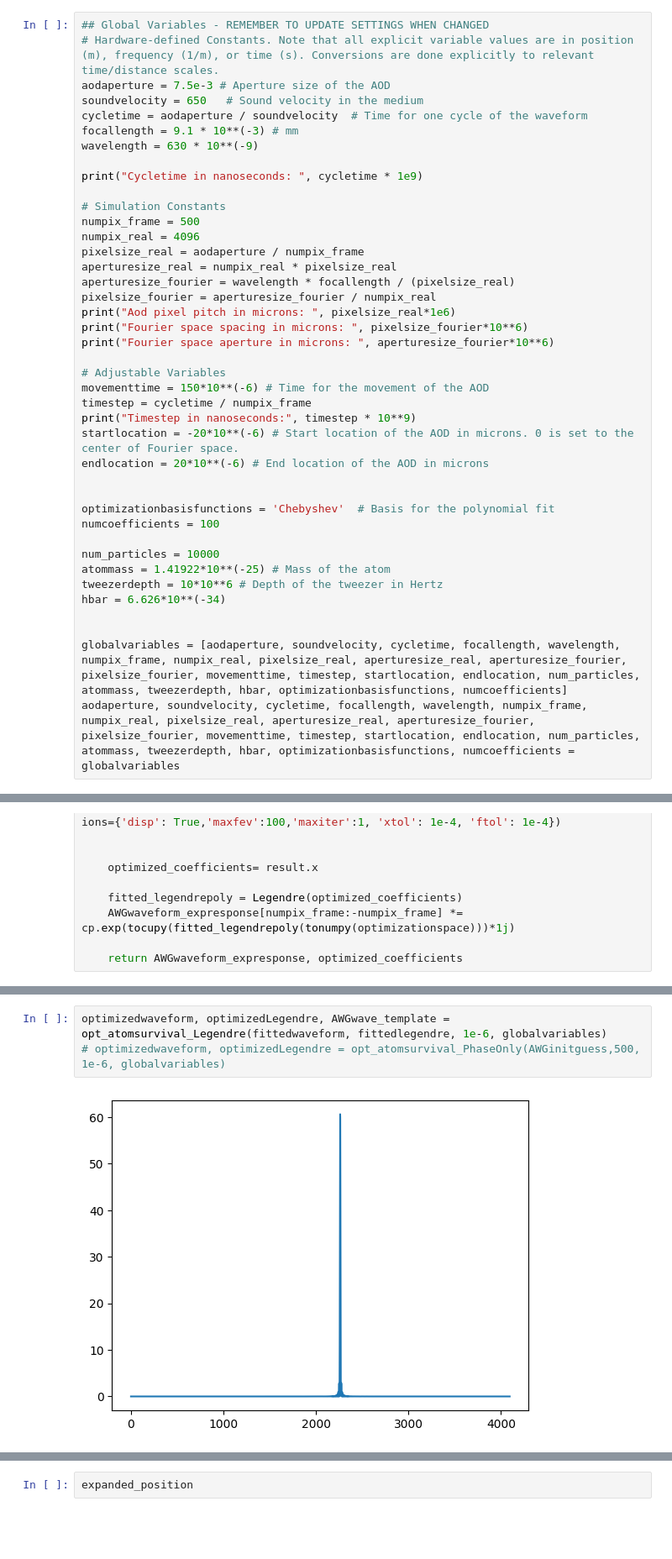
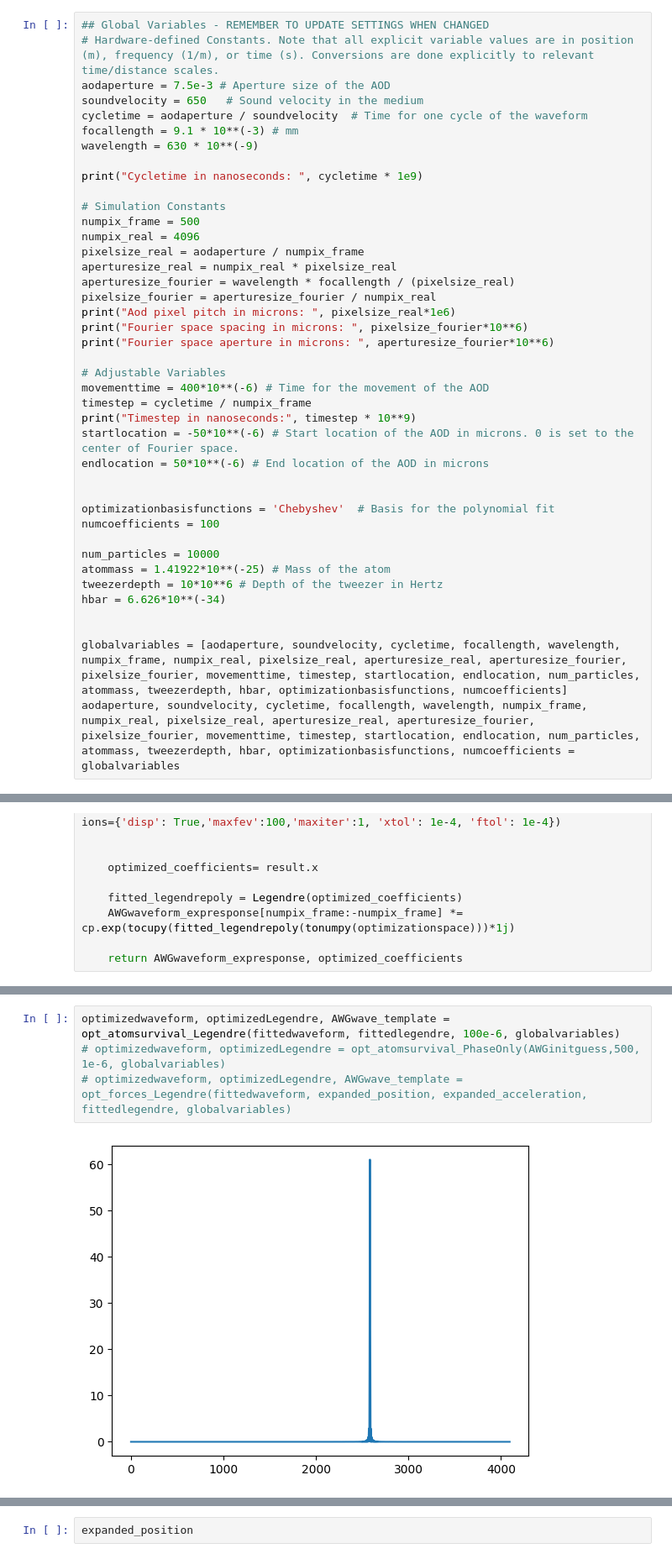
Before and after one commit to nsong03/Ultracold-Research, a Jupyter notebook: TweezerOptimization/AWGwaveformoptimization.ipynb, the cells around one changed output, grey strips where cells are left out. Shown at 84% size. Saved outputs shown, nothing was run; the diff lists cells and outputs as text; blank space fills up the shorter version.

```diff
--- a/TweezerOptimization/AWGwaveformoptimization.ipynb
+++ b/TweezerOptimization/AWGwaveformoptimization.ipynb
@@ -60,11 +62,11 @@ print("Fourier space spacing in microns: ", pixelsize_fourier*10**6)
 print("Fourier space aperture in microns: ", aperturesize_fourier*10**6)
 
 # Adjustable Variables
-movementtime = 150*10**(-6) # Time for the movement of the AOD
+movementtime = 400*10**(-6) # Time for the movement of the AOD
 timestep = cycletime / numpix_frame
 print("Timestep in nanoseconds:", timestep * 10**9)
-startlocation = -20*10**(-6) # Start location of the AOD in microns. 0 is set to the center of Fourier space.
-endlocation = 20*10**(-6) # End location of the AOD in microns
+startlocation = -50*10**(-6) # Start location of the AOD in microns. 0 is set to the center of Fourier space.
+endlocation = 50*10**(-6) # End location of the AOD in microns
 
 
 optimizationbasisfunctions = 'Chebyshev'  # Basis for the polynomial fit
@@ -269,5 +252,6 @@ len(expanded_acceleration)
 # %%
-optimizedwaveform, optimizedLegendre, AWGwave_template = opt_atomsurvival_Legendre(fittedwaveform, fittedlegendre, 1e-6, globalvariables)
+optimizedwaveform, optimizedLegendre, AWGwave_template = opt_atomsurvival_Legendre(fittedwaveform, fittedlegendre, 100e-6, globalvariables)
 # optimizedwaveform, optimizedLegendre = opt_atomsurvival_PhaseOnly(AWGinitguess,500, 1e-6, globalvariables)
+# optimizedwaveform, optimizedLegendre, AWGwave_template = opt_forces_Legendre(fittedwaveform, expanded_position, expanded_acceleration, fittedlegendre, globalvariables)
 # %% [output]
-[figure, old version]
+[figure, new version]
```
Also changed, not shown: parts of 15 cells of this notebook, 2 other files.
